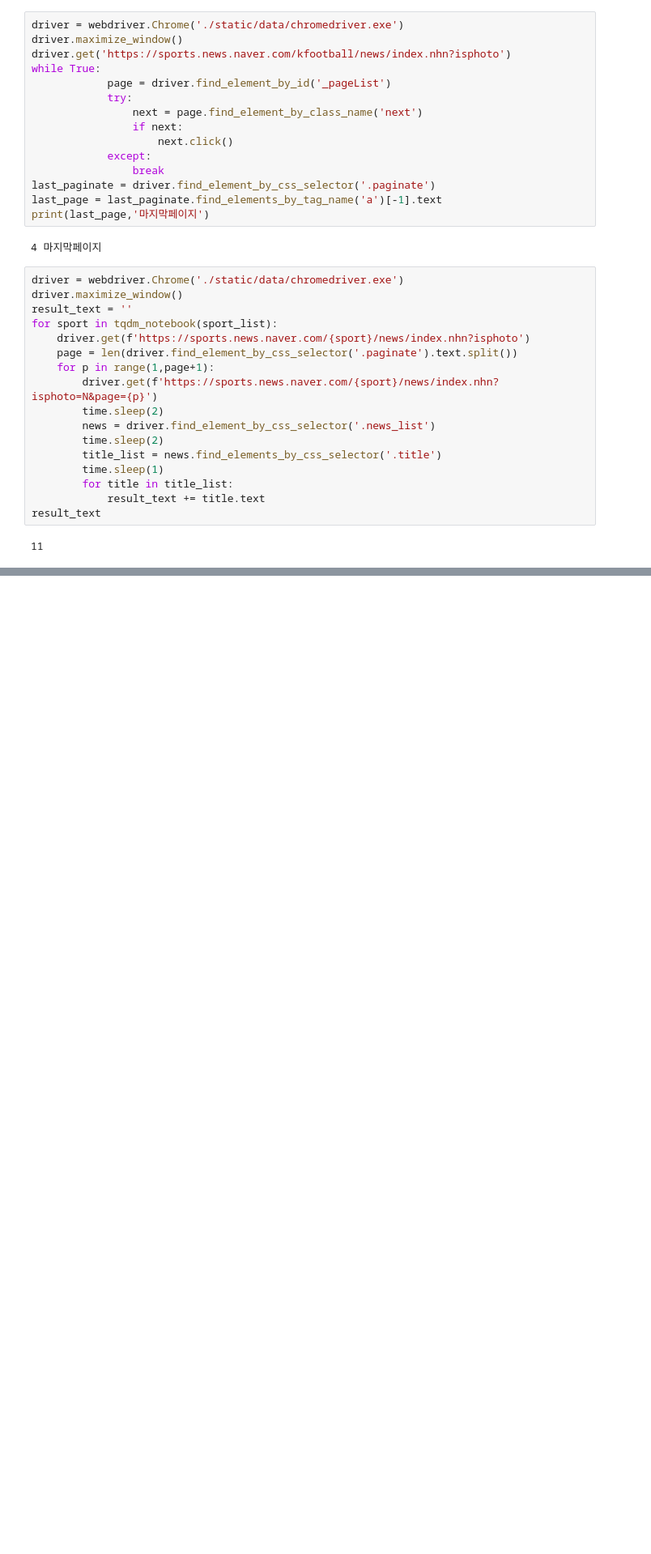
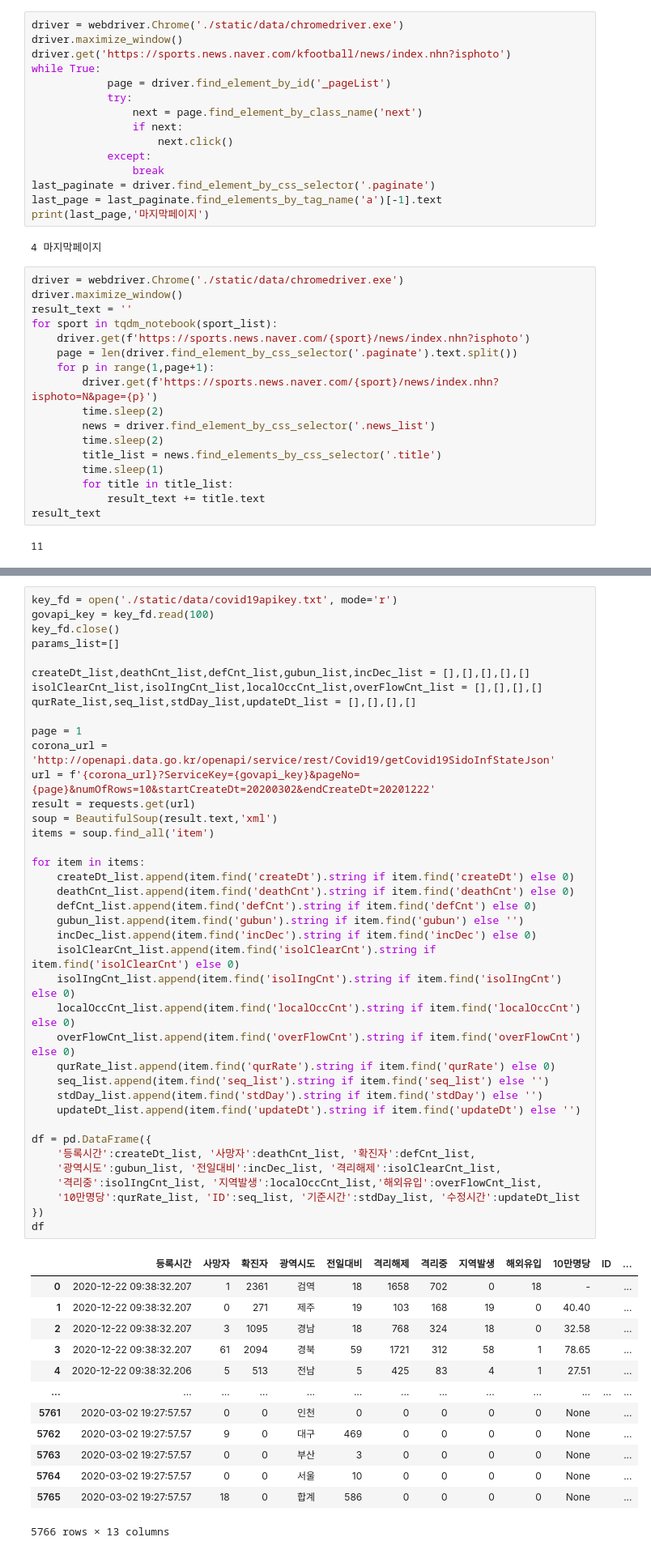
Before and after one commit to Wootae94/Flask-Web, a Jupyter notebook: 03.DataAnalysisModule/tmp.ipynb, the cells around one changed output, grey strips where cells are left out. Shown at 81% size. Saved outputs shown, nothing was run; the diff lists cells and outputs as text; blank space fills up the shorter version.

```diff
--- a/03.DataAnalysisModule/tmp.ipynb
+++ b/03.DataAnalysisModule/tmp.ipynb
@@ -706,0 +764,53 @@ result_text
+# %%
+key_fd = open('./static/data/covid19apikey.txt', mode='r')
+govapi_key = key_fd.read(100)
+key_fd.close()
+params_list=[]
+
+createDt_list,deathCnt_list,defCnt_list,gubun_list,incDec_list = [],[],[],[],[]
+isolClearCnt_list,isolIngCnt_list,localOccCnt_list,overFlowCnt_list = [],[],[],[]
+qurRate_list,seq_list,stdDay_list,updateDt_list = [],[],[],[]
+
+page = 1
+corona_url = 'http://openapi.data.go.kr/openapi/service/rest/Covid19/getCovid19SidoInfStateJson'
+url = f'{corona_url}?ServiceKey={govapi_key}&pageNo={page}&numOfRows=10&startCreateDt=20200302&endCreateDt=20201222'
+result = requests.get(url)
+soup = BeautifulSoup(result.text,'xml')
+items = soup.find_all('item')
+
+for item in items:
+    createDt_list.append(item.find('createDt').string if item.find('createDt') else 0)
+    deathCnt_list.append(item.find('deathCnt').string if item.find('deathCnt') else 0)
+    defCnt_list.append(item.find('defCnt').string if item.find('defCnt') else 0)
+    gubun_list.append(item.find('gubun').string if item.find('gubun') else '')
+    incDec_list.append(item.find('incDec').string if item.find('incDec') else 0)
+    isolClearCnt_list.append(item.find('isolClearCnt').string if item.find('isolClearCnt') else 0)
+    isolIngCnt_list.append(item.find('isolIngCnt').string if item.find('isolIngCnt') else 0)
+    localOccCnt_list.append(item.find('localOccCnt').string if item.find('localOccCnt') else 0)
+    overFlowCnt_list.append(item.find('overFlowCnt').string if item.find('overFlowCnt') else 0)
+    qurRate_list.append(item.find('qurRate').string if item.find('qurRate') else 0)
+    seq_list.append(item.find('seq_list').string if item.find('seq_list') else '')
+    stdDay_list.append(item.find('stdDay').string if item.find('stdDay') else '')
+    updateDt_list.append(item.find('updateDt').string if item.find('updateDt') else '')
+
+df = pd.DataFrame({
+    '등록시간':createDt_list, '사망자':deathCnt_list, '확진자':defCnt_list,
+    '광역시도':gubun_list, '전일대비':incDec_list, '격리해제':isolClearCnt_list,
+    '격리중':isolIngCnt_list, '지역발생':localOccCnt_list,'해외유입':overFlowCnt_list,
+    '10만명당':qurRate_list, 'ID':seq_list, '기준시간':stdDay_list, '수정시간':updateDt_list
+})
+df
+# %% [output]
+|  | 등록시간 | 사망자 | 확진자 | 광역시도 | 전일대비 | 격리해제 | 격리중 | 지역발생 | 해외유입 | 10만명당 | ID | ... |
+| 0 | 2020-12-22 09:38:32.207 | 1 | 2361 | 검역 | 18 | 1658 | 702 | 0 | 18 | - |  | ... |
+| 1 | 2020-12-22 09:38:32.207 | 0 | 271 | 제주 | 19 | 103 | 168 | 19 | 0 | 40.40 |  | ... |
+| 2 | 2020-12-22 09:38:32.207 | 3 | 1095 | 경남 | 18 | 768 | 324 | 18 | 0 | 32.58 |  | ... |
+| 3 | 2020-12-22 09:38:32.207 | 61 | 2094 | 경북 | 59 | 1721 | 312 | 58 | 1 | 78.65 |  | ... |
+| 4 | 2020-12-22 09:38:32.206 | 5 | 513 | 전남 | 5 | 425 | 83 | 4 | 1 | 27.51 |  | ... |
+| ... | ... | ... | ... | ... | ... | ... | ... | ... | ... | ... | ... | ... |
+| 5761 | 2020-03-02 19:27:57.57 | 0 | 0 | 인천 | 0 | 0 | 0 | 0 | 0 | None |  | ... |
+| 5762 | 2020-03-02 19:27:57.57 | 9 | 0 | 대구 | 469 | 0 | 0 | 0 | 0 | None |  | ... |
+| 5763 | 2020-03-02 19:27:57.57 | 0 | 0 | 부산 | 3 | 0 | 0 | 0 | 0 | None |  | ... |
+| 5764 | 2020-03-02 19:27:57.57 | 0 | 0 | 서울 | 10 | 0 | 0 | 0 | 0 | None |  | ... |
+| 5765 | 2020-03-02 19:27:57.57 | 18 | 0 | 합계 | 586 | 0 | 0 | 0 | 0 | None |  | ... |
+5766 rows × 13 columns
```
Also changed, not shown: parts of 43 cells of this notebook, 24 other files.
